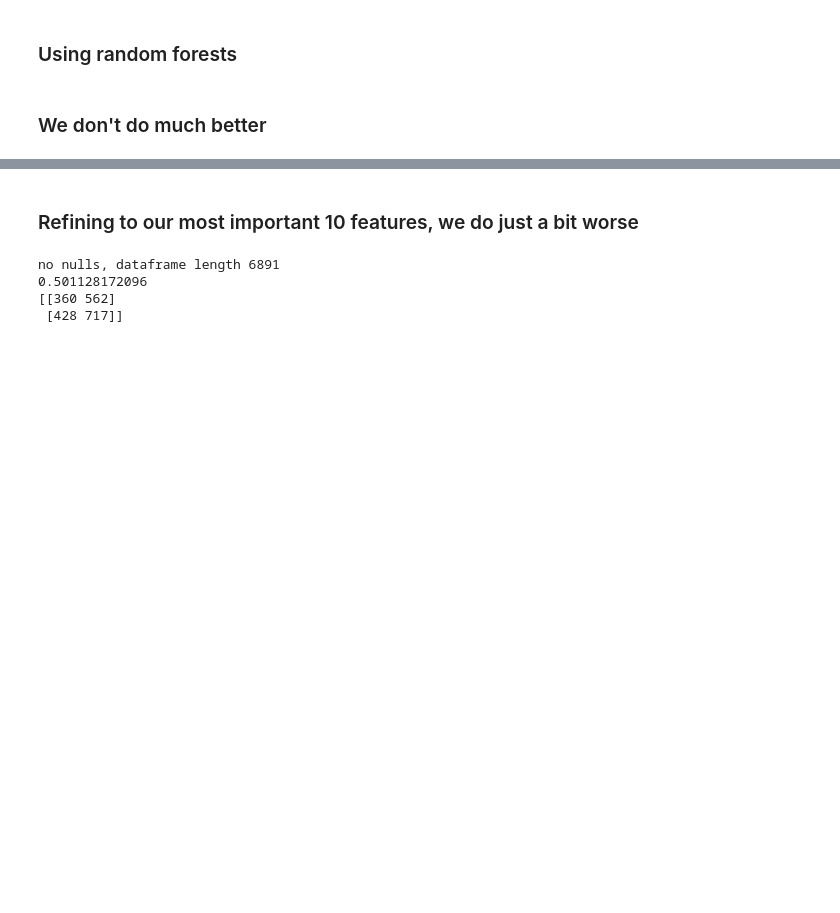
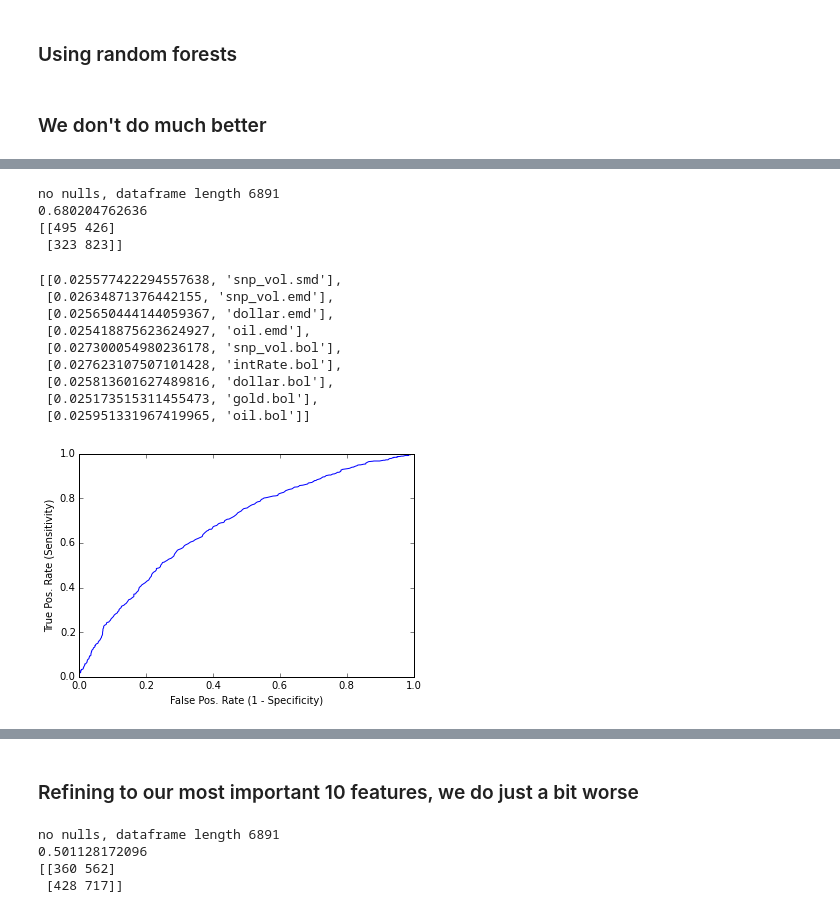
Before and after one commit to michaelsmirnoff/SF_DAT_15_WORK, a Jupyter notebook: brennan/eco_trends.ipynb, the cells around one changed output, grey strips where cells are left out. Drawn from its saved outputs; the diff is of its cells as text; code cells hidden in the pictures; blank space fills up the shorter version.

```diff
--- a/brennan/eco_trends.ipynb
+++ b/brennan/eco_trends.ipynb
@@ -804,0 +804,18 @@ train_test_split_clf_plot(dfX, yBin) #, 'Using blob')
+# %%
+dfX, y, yBin = make_Xy_shift(df_b, 'snp_close', 2)
+train_test_split_clf_plot(dfX, yBin) #, 'Using blob')
+# %% [output]
+no nulls, dataframe length 6891
+0.680204762636
+[[495 426]
+ [323 823]]
+[[0.025577422294557638, 'snp_vol.smd'],
+ [0.02634871376442155, 'snp_vol.emd'],
+ [0.025650444144059367, 'dollar.emd'],
+ [0.025418875623624927, 'oil.emd'],
+ [0.027300054980236178, 'snp_vol.bol'],
+ [0.027623107507101428, 'intRate.bol'],
+ [0.025813601627489816, 'dollar.bol'],
+ [0.025173515311455473, 'gold.bol'],
+ [0.025951331967419965, 'oil.bol']]
+[figure, added]
```
Also changed, not shown: parts of 21 cells of this notebook.
